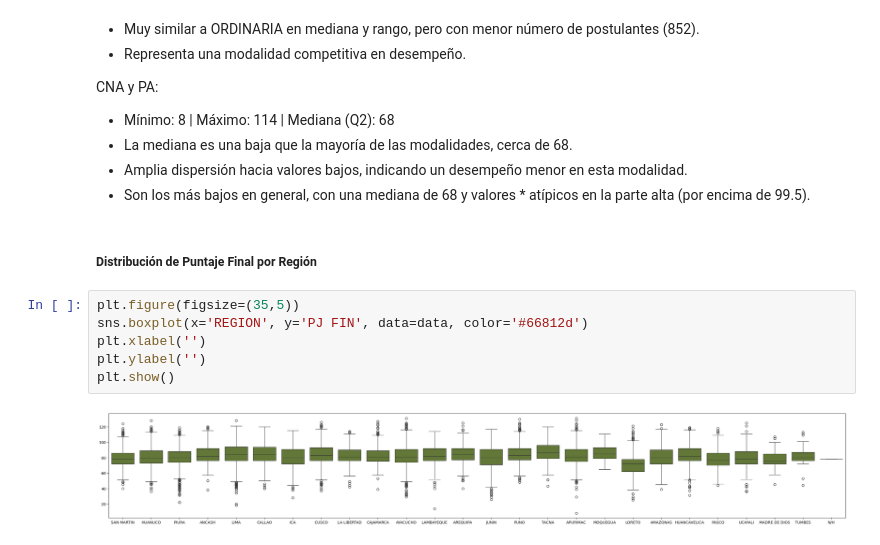
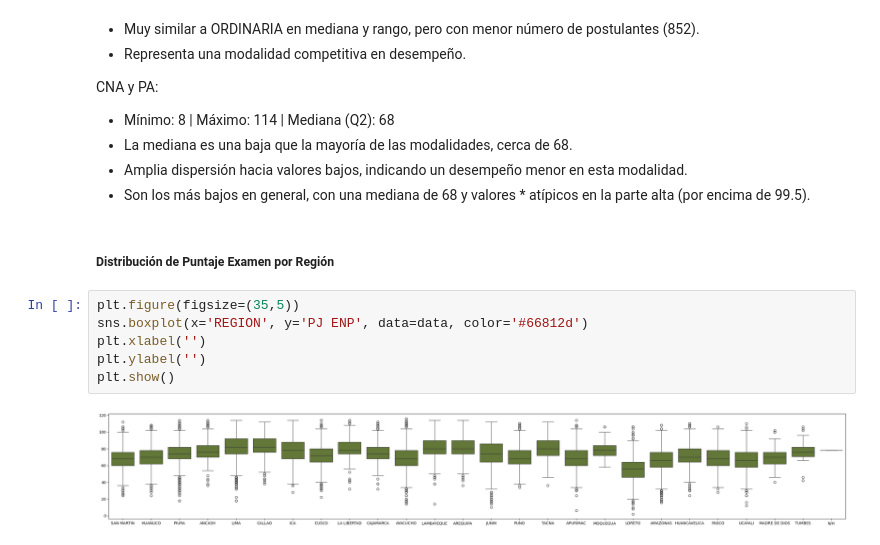
Before and after one commit to wreyesa/AnalisisBeca18, a Jupyter notebook: analysis.ipynb, the cells around one changed output. Saved outputs shown, nothing was run; the diff lists cells and outputs as text.

```diff
--- a/analysis.ipynb
+++ b/analysis.ipynb
@@ -291,12 +372,12 @@ CNA y PA:
 * Amplia dispersión hacia valores bajos, indicando un desempeño menor en esta modalidad.
 * Son los más bajos en general, con una mediana de 68 y valores * atípicos en la parte alta (por encima de 99.5).
 # %% [markdown]
-##### Distribución de Puntaje Final por Región
+##### Distribución de Puntaje Examen por Región
 # %%
 plt.figure(figsize=(35,5))
-sns.boxplot(x='REGION', y='PJ FIN', data=data, color='#66812d')
+sns.boxplot(x='REGION', y='PJ ENP', data=data, color='#66812d')
 plt.xlabel('')
 plt.ylabel('')
 plt.show()
 # %% [output]
-[figure, old version]
+[figure, new version]
```
Also changed, not shown: parts of 32 cells of this notebook.
